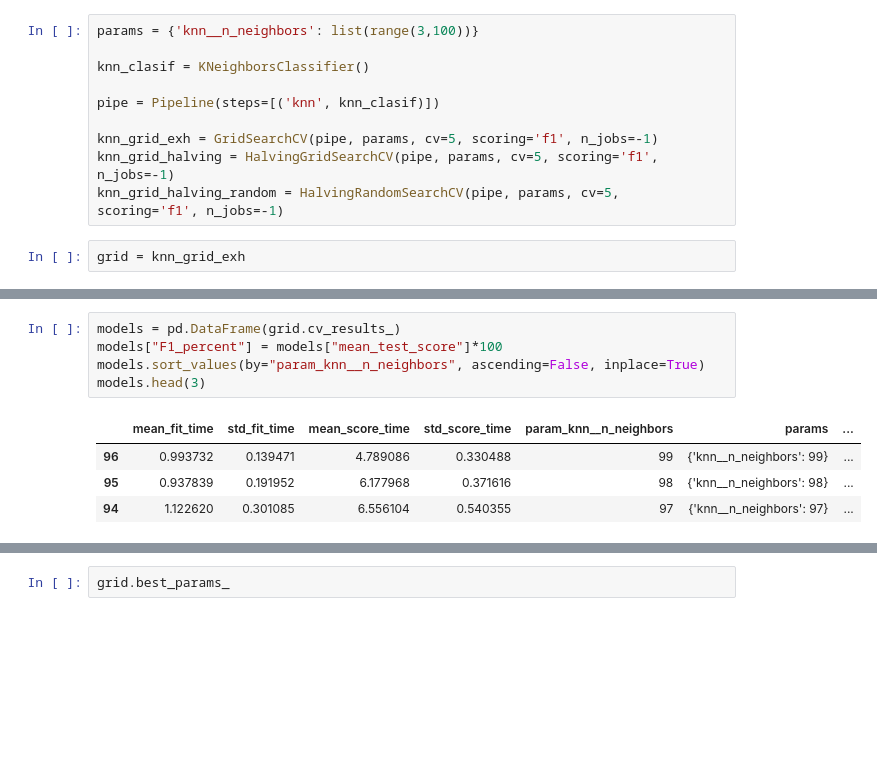
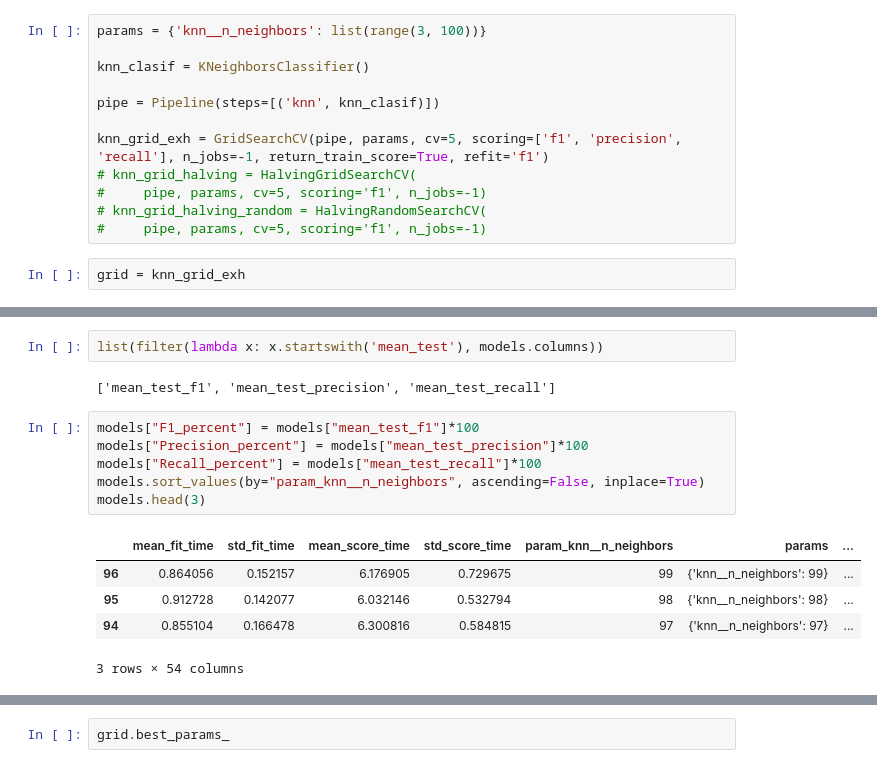
Before and after one commit to Cerozob/MINE_4201_LAB2, a Jupyter notebook: MINE_4201_Laboratorio_2_Filtrado_por_contenido.ipynb, the cells around one changed output, grey strips where cells are left out. Cells and saved outputs as stored; diff of their text form; blank space fills up the shorter version.

```diff
--- a/MINE_4201_Laboratorio_2_Filtrado_por_contenido.ipynb
+++ b/MINE_4201_Laboratorio_2_Filtrado_por_contenido.ipynb
@@ -1139,15 +1148,17 @@ df_temporal_usuarios_test
 | 28770 | 6880 | True | 0.0 | 0.0 | 2.146438 | 2.196319 | 2.195239 | 2.149048 | 2.149048 | 0.0 | ... |
 2410 rows × 3623 columns
 # %%
-params = {'knn__n_neighbors': list(range(3,100))}
+params = {'knn__n_neighbors': list(range(3, 100))}
 
 knn_clasif = KNeighborsClassifier()
 
 pipe = Pipeline(steps=[('knn', knn_clasif)])
 
-knn_grid_exh = GridSearchCV(pipe, params, cv=5, scoring='f1', n_jobs=-1)
-knn_grid_halving = HalvingGridSearchCV(pipe, params, cv=5, scoring='f1', n_jobs=-1)
-knn_grid_halving_random = HalvingRandomSearchCV(pipe, params, cv=5, scoring='f1', n_jobs=-1)
+knn_grid_exh = GridSearchCV(pipe, params, cv=5, scoring=['f1', 'precision', 'recall'], n_jobs=-1, return_train_score=True, refit='f1')
+# knn_grid_halving = HalvingGridSearchCV(
+#     pipe, params, cv=5, scoring='f1', n_jobs=-1)
+# knn_grid_halving_random = HalvingRandomSearchCV(
+#     pipe, params, cv=5, scoring='f1', n_jobs=-1)
 # %%
 grid = knn_grid_exh
 # %%
@@ -1167,13 +1211,19 @@ GridSearchCV(cv=5, estimator=Pipeline(steps=[('knn', KNeighborsClassifier())]),
+# %%
+list(filter(lambda x: x.startswith('mean_test'), models.columns))
+# %% [output]
+['mean_test_f1', 'mean_test_precision', 'mean_test_recall']
 # %%
-models = pd.DataFrame(grid.cv_results_)
-models["F1_percent"] = models["mean_test_score"]*100
+models["F1_percent"] = models["mean_test_f1"]*100
+models["Precision_percent"] = models["mean_test_precision"]*100
+models["Recall_percent"] = models["mean_test_recall"]*100
 models.sort_values(by="param_knn__n_neighbors", ascending=False, inplace=True)
 models.head(3)
 # %% [output]
 |  | mean_fit_time | std_fit_time | mean_score_time | std_score_time | param_knn__n_neighbors | params | ... |
-| 96 | 0.993732 | 0.139471 | 4.789086 | 0.330488 | 99 | {'knn__n_neighbors': 99} | ... |
-| 95 | 0.937839 | 0.191952 | 6.177968 | 0.371616 | 98 | {'knn__n_neighbors': 98} | ... |
-| 94 | 1.122620 | 0.301085 | 6.556104 | 0.540355 | 97 | {'knn__n_neighbors': 97} | ... |
+| 96 | 0.864056 | 0.152157 | 6.176905 | 0.729675 | 99 | {'knn__n_neighbors': 99} | ... |
+| 95 | 0.912728 | 0.142077 | 6.032146 | 0.532794 | 98 | {'knn__n_neighbors': 98} | ... |
+| 94 | 0.855104 | 0.166478 | 6.300816 | 0.584815 | 97 | {'knn__n_neighbors': 97} | ... |
+3 rows × 54 columns
 # %%
 # plot neighbors vs F1
 plt.figure(figsize=(12,6))
```
Also changed, not shown: parts of 8 cells of this notebook, 2 other files.
